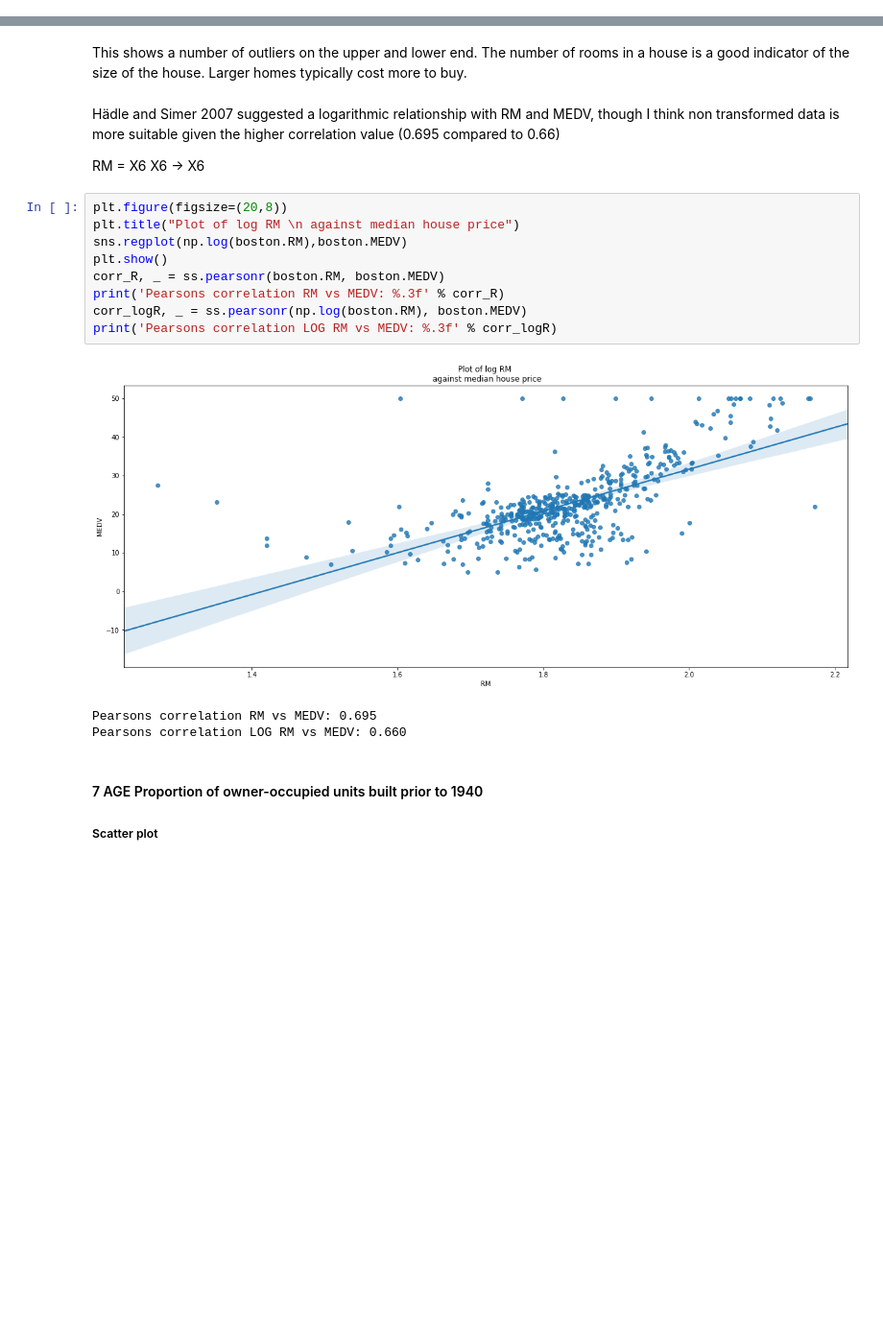
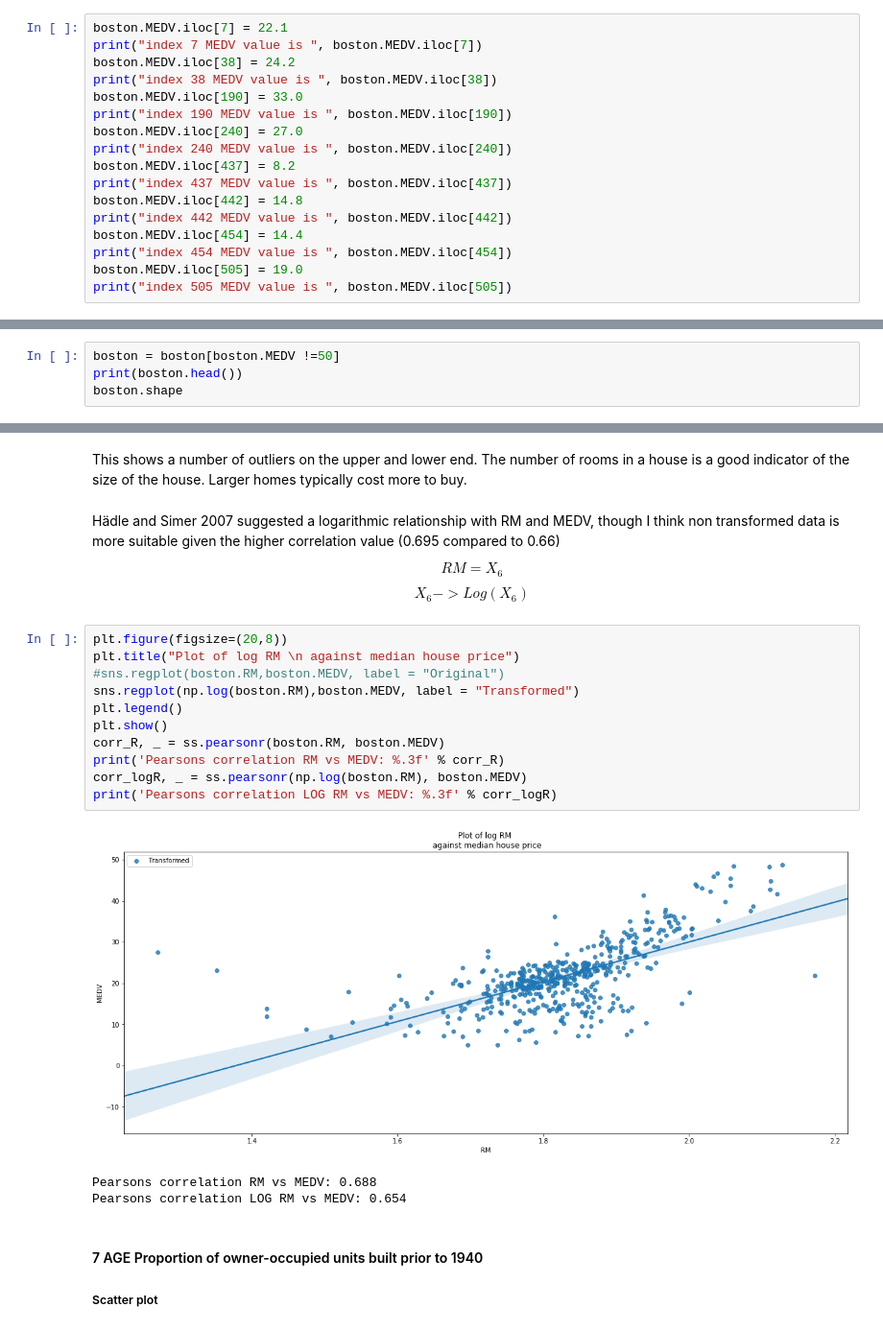
Before and after one commit to Osheah/boston-house-prices, a Jupyter notebook: Boston-Housing-Dataset-Analysis.ipynb, the cells around one changed output, grey strips where cells are left out. Shown at 96% size. Saved outputs shown, nothing was run; the diff lists cells and outputs as text; blank space fills up the shorter version.

```diff
--- a/Boston-Housing-Dataset-Analysis.ipynb
+++ b/Boston-Housing-Dataset-Analysis.ipynb
@@ -320,0 +414,17 @@ No missing values
+# %%
+boston.MEDV.iloc[7] = 22.1
+print("index 7 MEDV value is ", boston.MEDV.iloc[7])
+boston.MEDV.iloc[38] = 24.2
+print("index 38 MEDV value is ", boston.MEDV.iloc[38])
+boston.MEDV.iloc[190] = 33.0
+print("index 190 MEDV value is ", boston.MEDV.iloc[190])
+boston.MEDV.iloc[240] = 27.0
+print("index 240 MEDV value is ", boston.MEDV.iloc[240])
+boston.MEDV.iloc[437] = 8.2
+print("index 437 MEDV value is ", boston.MEDV.iloc[437])
+boston.MEDV.iloc[442] = 14.8
+print("index 442 MEDV value is ", boston.MEDV.iloc[442])
+boston.MEDV.iloc[454] = 14.4
+print("index 454 MEDV value is ", boston.MEDV.iloc[454])
+boston.MEDV.iloc[505] = 19.0
+print("index 505 MEDV value is ", boston.MEDV.iloc[505])
@@ -320,0 +440,4 @@ No missing values
+# %%
+boston = boston[boston.MEDV !=50]
+print(boston.head())
+boston.shape
@@ -733,21 +868,23 @@ This shows a number of outliers on the upper and lower end. The number of rooms
 # %% [markdown]
 H&auml;dle and Simer 2007 suggested a logarithmic relationship with RM and MEDV, though I think non transformed data is more suitable given the higher correlation value (0.695 compared to 0.66)
 
-RM = X6
-X6 -> X6
+$$RM = X_{6}$$
+$$X_{6} -> Log(X_{6})$$
 # %%
 plt.figure(figsize=(20,8))
 plt.title("Plot of log RM \n against median house price")
-sns.regplot(np.log(boston.RM),boston.MEDV)
+#sns.regplot(boston.RM,boston.MEDV, label = "Original")
+sns.regplot(np.log(boston.RM),boston.MEDV, label = "Transformed")
+plt.legend()
 plt.show()
 corr_R, _ = ss.pearsonr(boston.RM, boston.MEDV)
 print('Pearsons correlation RM vs MEDV: %.3f' % corr_R)
 corr_logR, _ = ss.pearsonr(np.log(boston.RM), boston.MEDV)
 print('Pearsons correlation LOG RM vs MEDV: %.3f' % corr_logR)
 # %% [output]
-[figure, old version]
+[figure, new version]
-Pearsons correlation RM vs MEDV: 0.695
-Pearsons correlation LOG RM vs MEDV: 0.660
+Pearsons correlation RM vs MEDV: 0.688
+Pearsons correlation LOG RM vs MEDV: 0.654
 # %% [markdown]
 #### 7 AGE Proportion of owner-occupied units built prior to 1940
 
```
Also changed, not shown: parts of 183 cells of this notebook.
